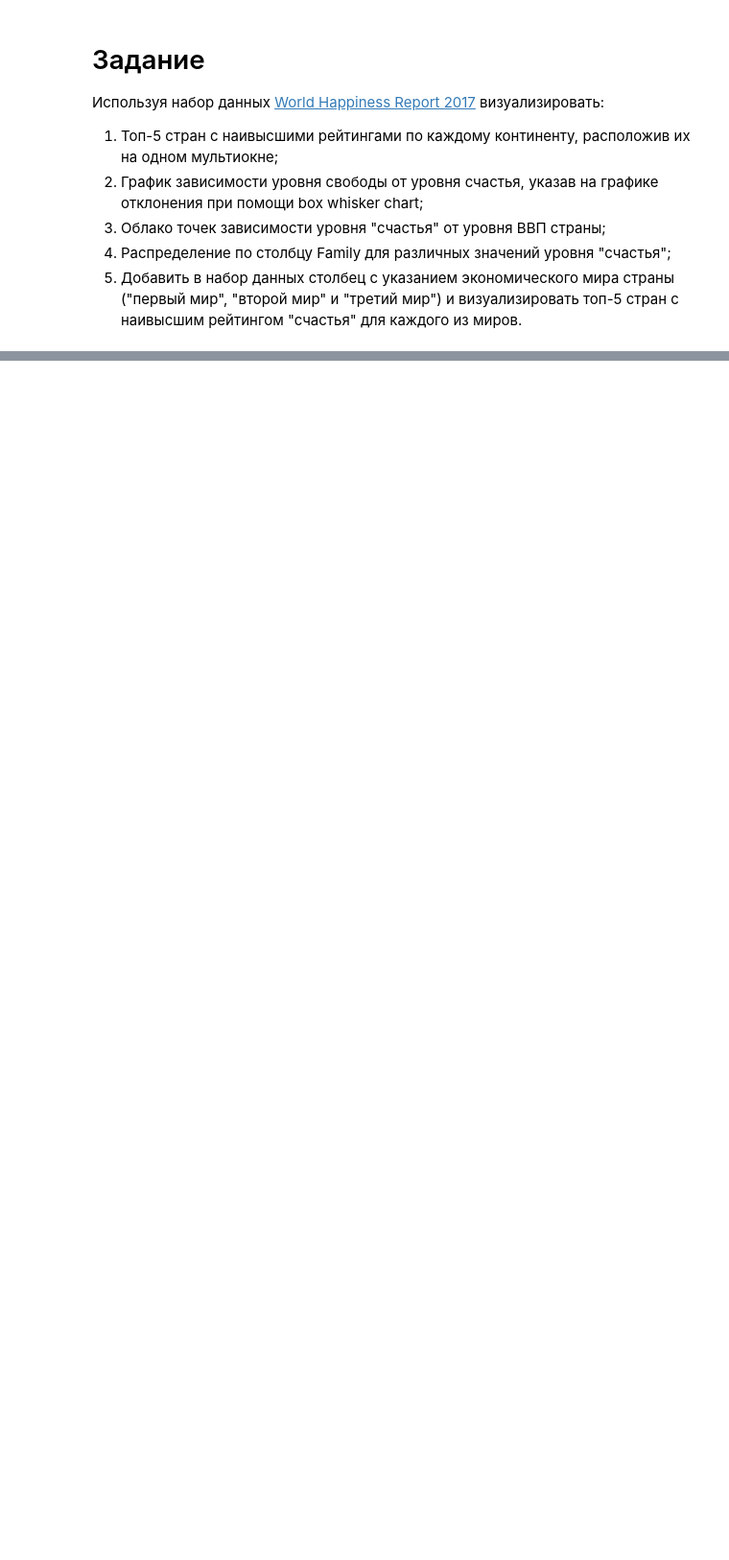
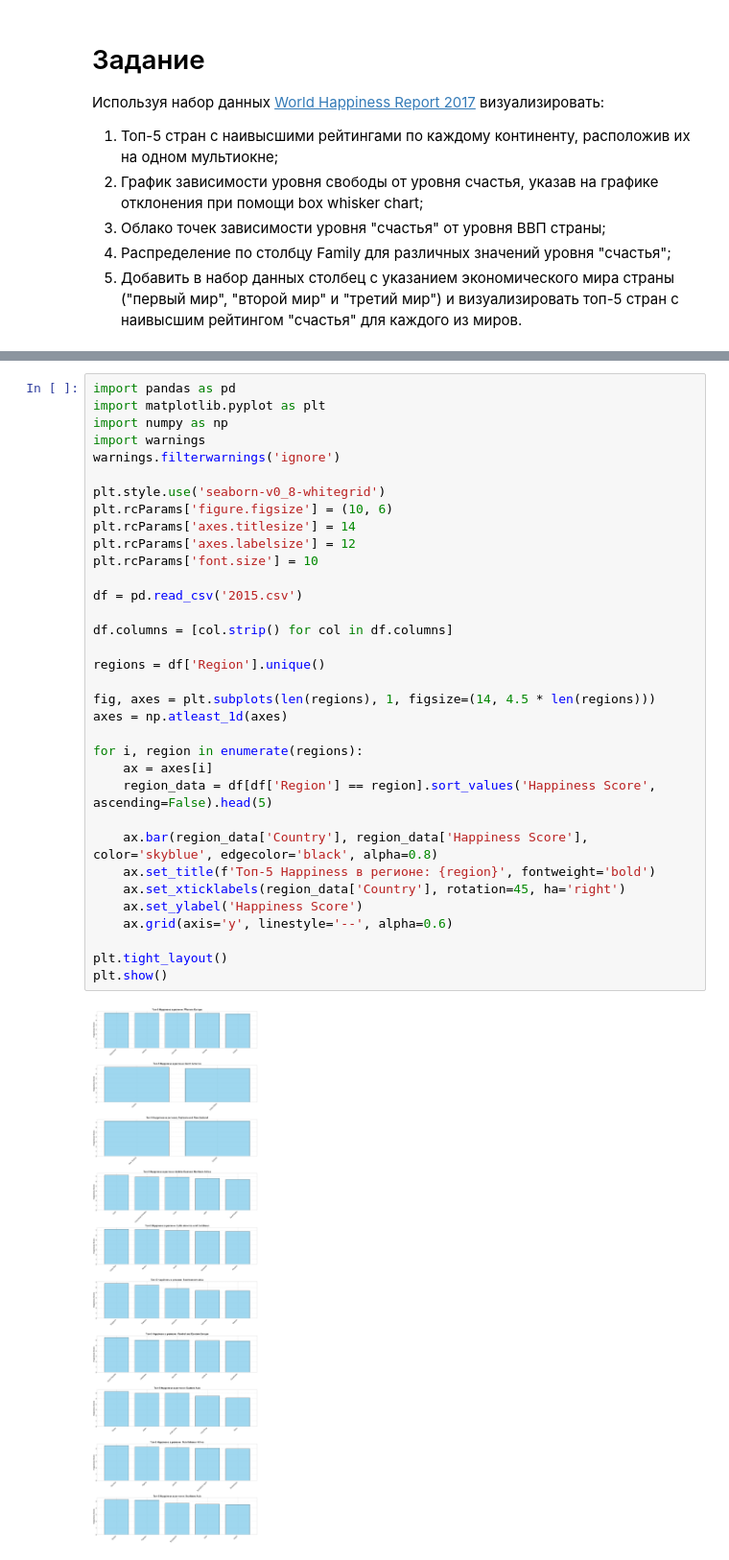
Before and after one commit to medicsera/sem6_SaP, a Jupyter notebook: Laboratornaja+9.ipynb, the cells around one changed output, grey strips where cells are left out. Shown at 96% size. Cells and saved outputs as stored; diff of their text form; blank space fills up the shorter version.

```diff
--- a/Laboratornaja+9.ipynb
+++ b/Laboratornaja+9.ipynb
@@ -9,0 +12,36 @@
+# %%
+import pandas as pd
+import matplotlib.pyplot as plt
+import numpy as np
+import warnings
+warnings.filterwarnings('ignore')
+
+plt.style.use('seaborn-v0_8-whitegrid')
+plt.rcParams['figure.figsize'] = (10, 6)
+plt.rcParams['axes.titlesize'] = 14
+plt.rcParams['axes.labelsize'] = 12
+plt.rcParams['font.size'] = 10
+
+df = pd.read_csv('2015.csv')
+
+df.columns = [col.strip() for col in df.columns]
+
+regions = df['Region'].unique()
+
+fig, axes = plt.subplots(len(regions), 1, figsize=(14, 4.5 * len(regions)))
+axes = np.atleast_1d(axes)
+
+for i, region in enumerate(regions):
+    ax = axes[i]
+    region_data = df[df['Region'] == region].sort_values('Happiness Score', ascending=False).head(5)
+
+    ax.bar(region_data['Country'], region_data['Happiness Score'], color='skyblue', edgecolor='black', alpha=0.8)
+    ax.set_title(f'Топ-5 Happiness в регионе: {region}', fontweight='bold')
+    ax.set_xticklabels(region_data['Country'], rotation=45, ha='right')
+    ax.set_ylabel('Happiness Score')
+    ax.grid(axis='y', linestyle='--', alpha=0.6)
+
+plt.tight_layout()
+plt.show()
+# %% [output]
+[figure, added]
```
Also changed, not shown: parts of 9 cells of this notebook, 1 other file.
